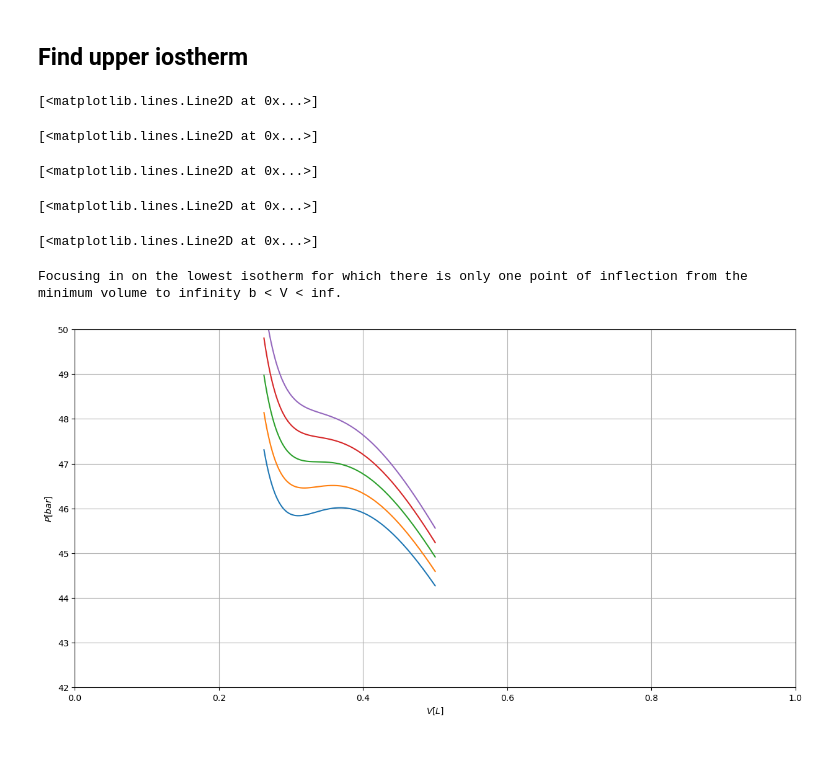
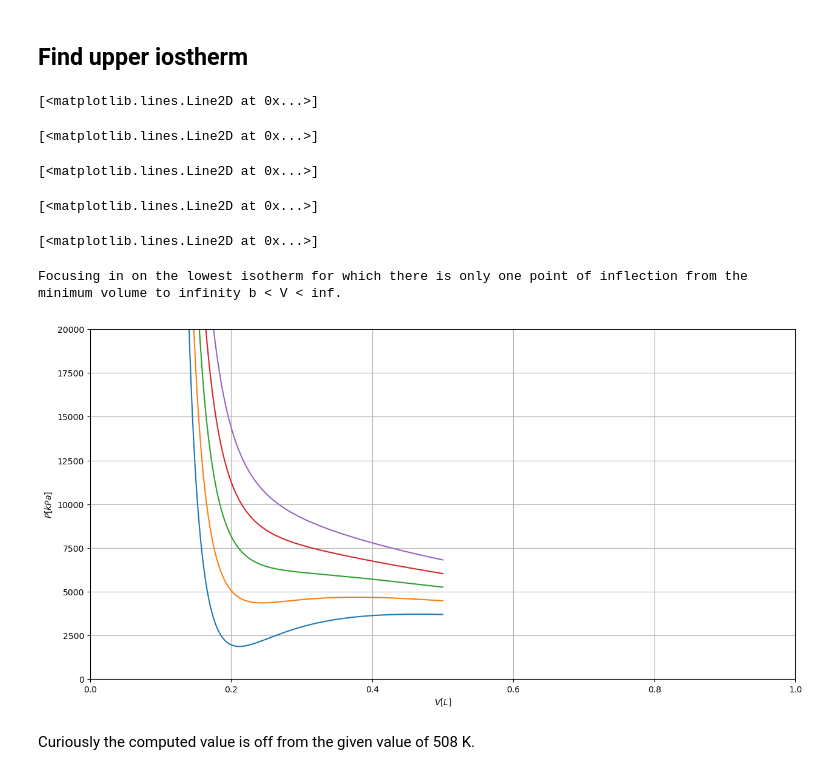
Before and after one commit to knownothingbozo/PHYS-3411, a Jupyter notebook: Van der Waals_integral_search.ipynb, the cells around one changed output. Drawn from its saved outputs; the diff is of its cells as text; code cells hidden in the pictures.

```diff
--- a/Van der Waals_integral_search.ipynb
+++ b/Van der Waals_integral_search.ipynb
@@ -54,22 +53,0 @@ ax0.plot(P[i], G)
-# %%
-N = 6.022E23
-k = 1.381E-23
-R = N*k
-n = 1
-T = np.linspace(4.25, 4.3, 5)
-a = 16.02   #ACETONE
-b = 0.1124
-
-min = n*b+1E-4
-V = np.linspace(min,10, 25000)
-P = np.zeros((T.size,V.size))
-def P_(V,T): return (n*R*T)/(V-n*b) - (a*n**2)/V**2
-for i in range(T.size):
-    P[i] = P_(V, T[i])
-
-fig = plt.figure(figsize=(15,7.5))
-ax0 = fig.add_subplot(1, 1, 1, xlabel='$V [L]$', ylabel='$P [bar]$', ylim=(-5, 5), xlim=(-0.25, 1))
-ax0.grid()
-for i in range(T.size):
-    ax0.plot(V, P[i,:])
-print('Focusing in on the lowest temerature for which the Van der Waals plot approaches zero')
@@ -84,9 +53,0 @@ Focusing in on the lowest temerature for which the Van der Waals plot approaches
-# %%
-min = n*b+1E-4
-V = np.linspace(min,10, 25000)
-T = np.linspace(4.25, 4.3, 500)
-for i in range(T.size):
-    P = P_(V, T[i])
-    if P.min() > 0:
-        T_lower = T[i]
-        break
@@ -103,35 +54,29 @@ T lower therm = 4.285 K
 # %% [markdown]
 ## Find upper iostherm
 # %%
-N = 6.022E23
-k = 1.381E-23
-R = N*k
-n = 1
-T = np.linspace(5.05, 5.11, 5)
-a = 16.02   #ACETONE
-b = 0.1124
+T = np.linspace(450, 600, 5)
 
 min = n*b+1E-4
-V = np.linspace(min+0.15, 0.5, 25000)
+V = np.linspace(min, 0.5, 25000)
 P = np.zeros((T.size,V.size))
 def P_(V,T): return (n*R*T)/(V-n*b) - (a*n**2)/V**2
 for i in range(T.size):
     P[i] = P_(V, T[i])
 
 fig = plt.figure(figsize=(15,7.5))
-ax0 = fig.add_subplot(1, 1, 1, xlabel='$V [L]$', ylabel='$P [bar]$', ylim=(42, 50), xlim=(0, 1))
+ax0 = fig.add_subplot(1, 1, 1, xlabel='$V [L]$', ylabel='$P [kPa]$', ylim=(0, 20000), xlim=(0, 1))
 ax0.grid()
 for i in range(T.size):
     ax0.plot(V, P[i,:])
 
 print('Focusing in on the lowest isotherm for which there is only one point of inflection from the minimum volume to infinity b < V < inf.')
 # %% [output]
 [<matplotlib.lines.Line2D at 0x...>]
 [<matplotlib.lines.Line2D at 0x...>]
 [<matplotlib.lines.Line2D at 0x...>]
 [<matplotlib.lines.Line2D at 0x...>]
 [<matplotlib.lines.Line2D at 0x...>]
 Focusing in on the lowest isotherm for which there is only one point of inflection from the minimum volume to infinity b < V < inf.
-[figure, old version]
+[figure, new version]
 # %%
 min = n*b+1E-4
@@ -146,5 +91,7 @@ for i in range(T.size):
     if d == 0:
         T_upper = T[i]
         break
+# %% [markdown]
+Curiously the computed value is off from the given value of 508 K.
 # %%
 fig = plt.figure(figsize=(15,7.5))
```
Also changed, not shown: parts of 31 cells of this notebook.
